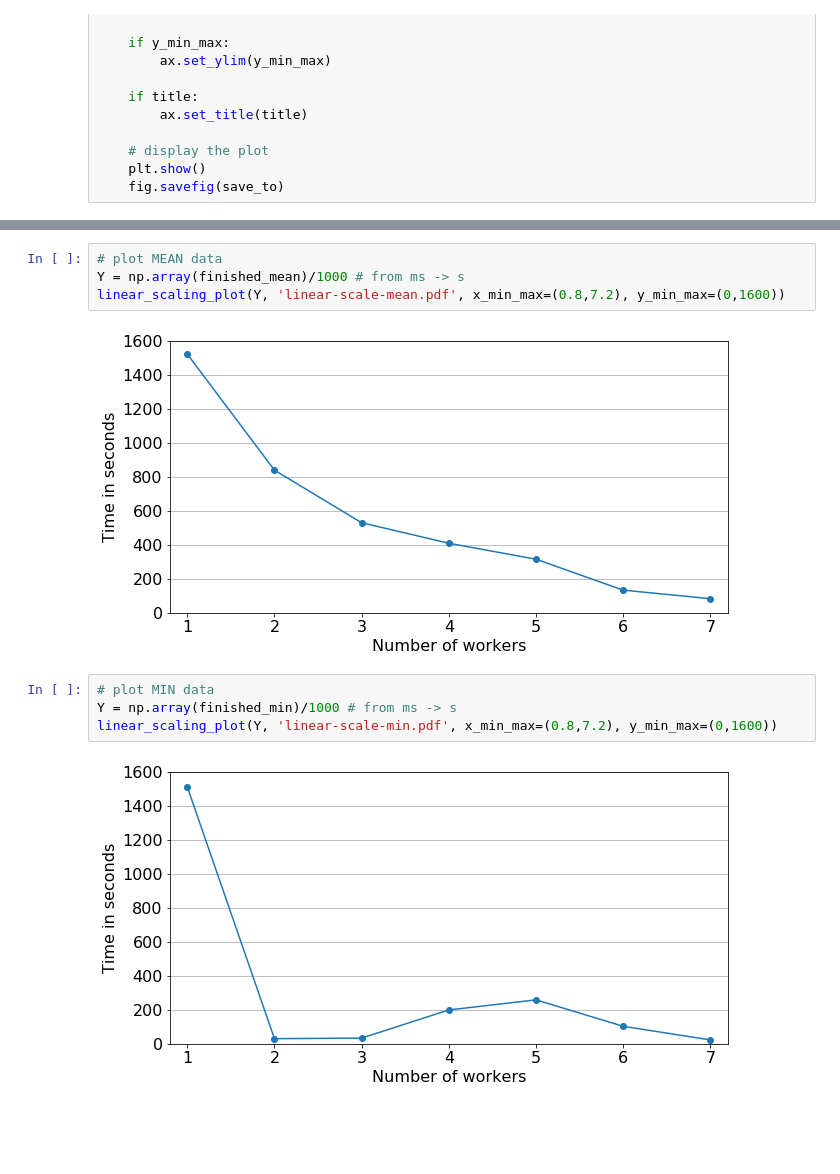
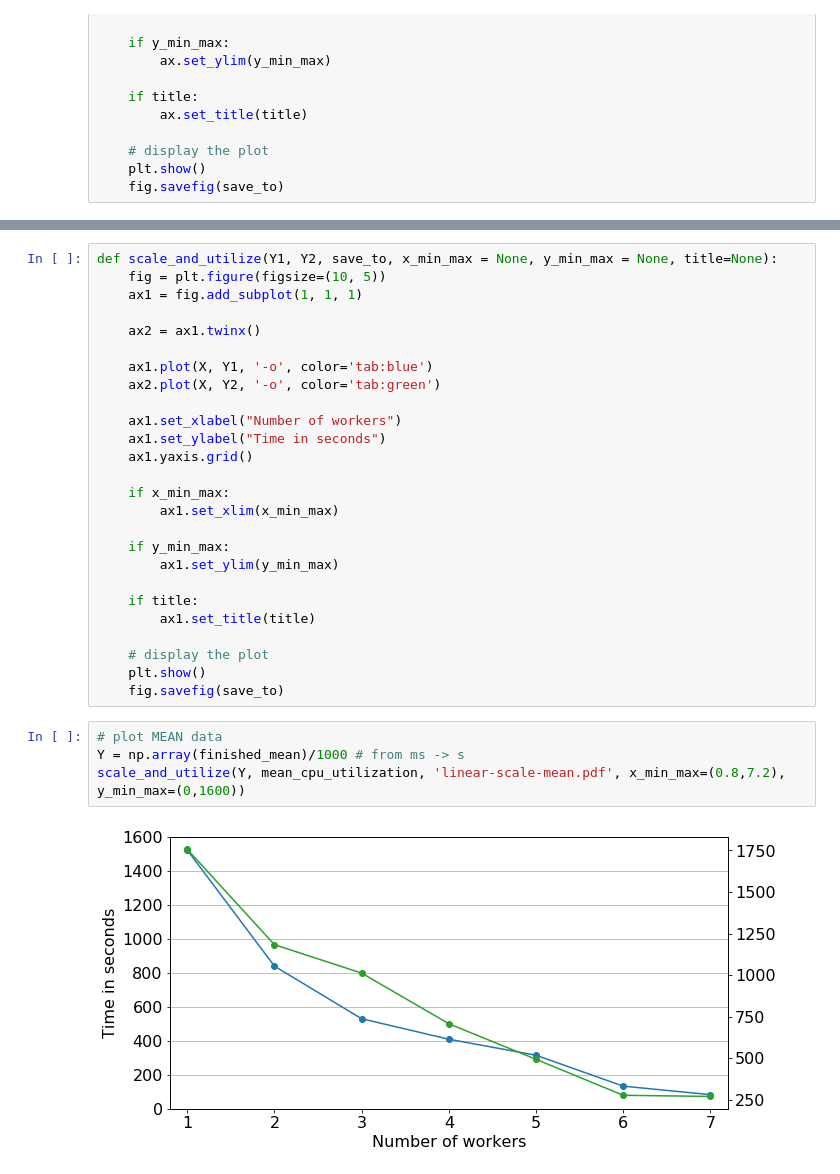
Before and after one commit to jmakr0/Distributed-Entity-Resolution, a Jupyter notebook: evaluation/plot/scaleout.ipynb, the cells around one changed output, grey strips where cells are left out. Cells and saved outputs as stored; diff of their text form; blank space fills up the shorter version.

Commit message:
further investigation of utilization

```diff
--- a/evaluation/plot/scaleout.ipynb
+++ b/evaluation/plot/scaleout.ipynb
@@ -77,12 +123,32 @@ def linear_scaling_plot(Y, save_to, x_min_max = None, y_min_max = None, title=No
+# %%
+def scale_and_utilize(Y1, Y2, save_to, x_min_max = None, y_min_max = None, title=None):
+    fig = plt.figure(figsize=(10, 5))
+    ax1 = fig.add_subplot(1, 1, 1)
+
+    ax2 = ax1.twinx()
+
+    ax1.plot(X, Y1, '-o', color='tab:blue')
+    ax2.plot(X, Y2, '-o', color='tab:green')
+
+    ax1.set_xlabel("Number of workers")
+    ax1.set_ylabel("Time in seconds")
+    ax1.yaxis.grid()
+
+    if x_min_max:
+        ax1.set_xlim(x_min_max)
+
+    if y_min_max:
+        ax1.set_ylim(y_min_max)
+
+    if title:
+        ax1.set_title(title)
+
+    # display the plot
+    plt.show()
+    fig.savefig(save_to)
 # %%
 # plot MEAN data
 Y = np.array(finished_mean)/1000 # from ms -> s
-linear_scaling_plot(Y, 'linear-scale-mean.pdf', x_min_max=(0.8,7.2), y_min_max=(0,1600))
+scale_and_utilize(Y, mean_cpu_utilization, 'linear-scale-mean.pdf', x_min_max=(0.8,7.2), y_min_max=(0,1600))
 # %% [output]
-[figure, old version]
+[figure, new version]
-# %%
-# plot MIN data
-Y = np.array(finished_min)/1000 # from ms -> s
-linear_scaling_plot(Y, 'linear-scale-min.pdf', x_min_max=(0.8,7.2), y_min_max=(0,1600))
-# %% [output]
-[figure, removed]
```
Also changed, not shown: parts of 6 cells of this notebook.
